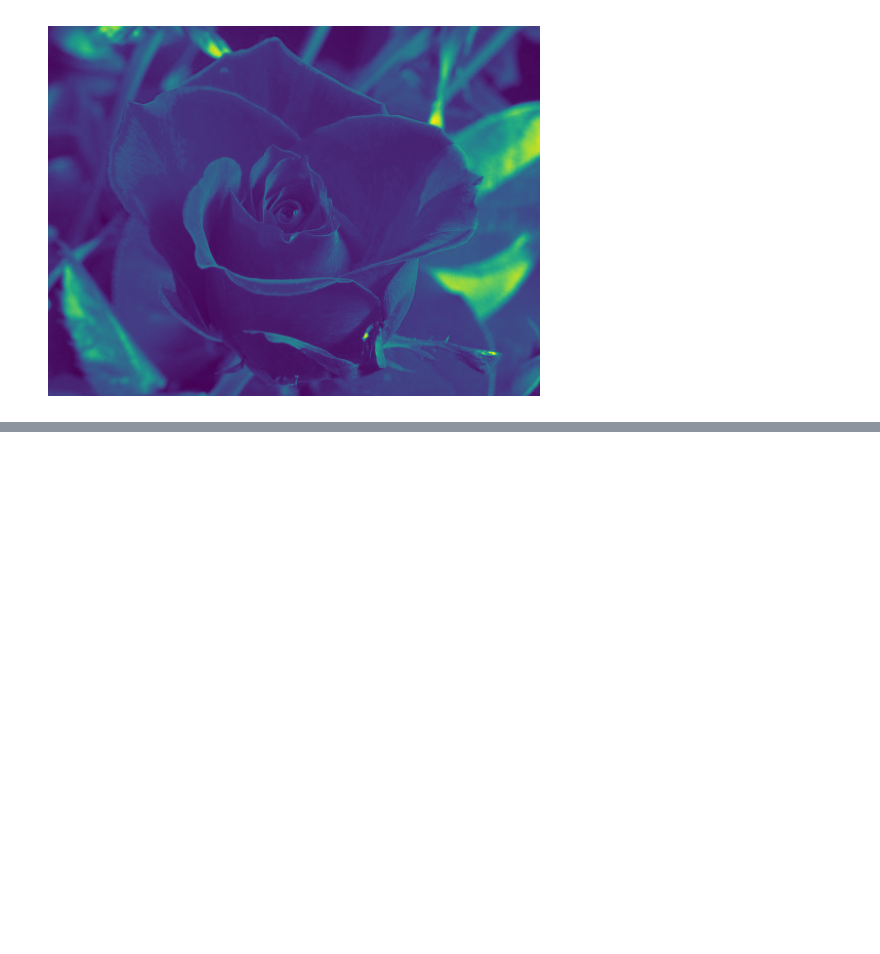
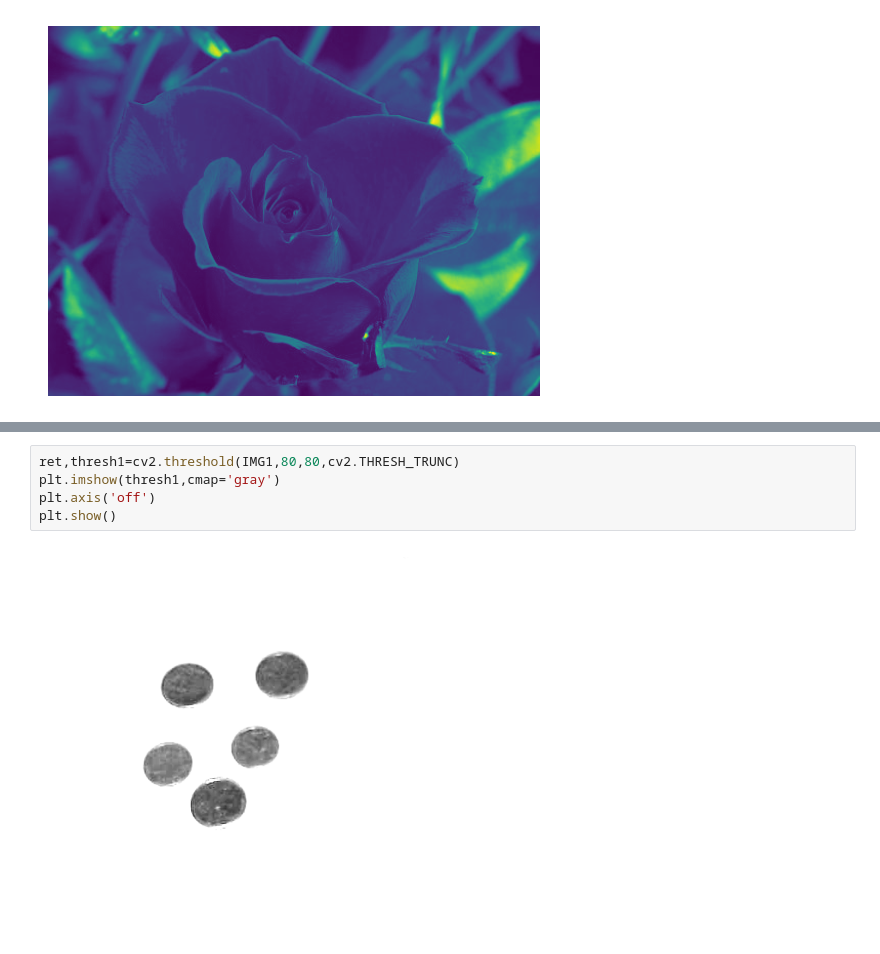
Before and after one commit to Ddasunsandeepa/Image-Processing-OpenCV, a Jupyter notebook: OpenCV_Basics.ipynb, the cells around one changed output, grey strips where cells are left out. Drawn from its saved outputs; the diff is of its cells as text; blank space fills up the shorter version.

```diff
--- a/OpenCV_Basics.ipynb
+++ b/OpenCV_Basics.ipynb
@@ -185,0 +225,7 @@ plt.show()
+# %%
+ret,thresh1=cv2.threshold(IMG1,80,80,cv2.THRESH_TRUNC)
+plt.imshow(thresh1,cmap='gray')
+plt.axis('off')
+plt.show()
+# %% [output]
+[figure, added]
```
Also changed, not shown: parts of 8 cells of this notebook.
